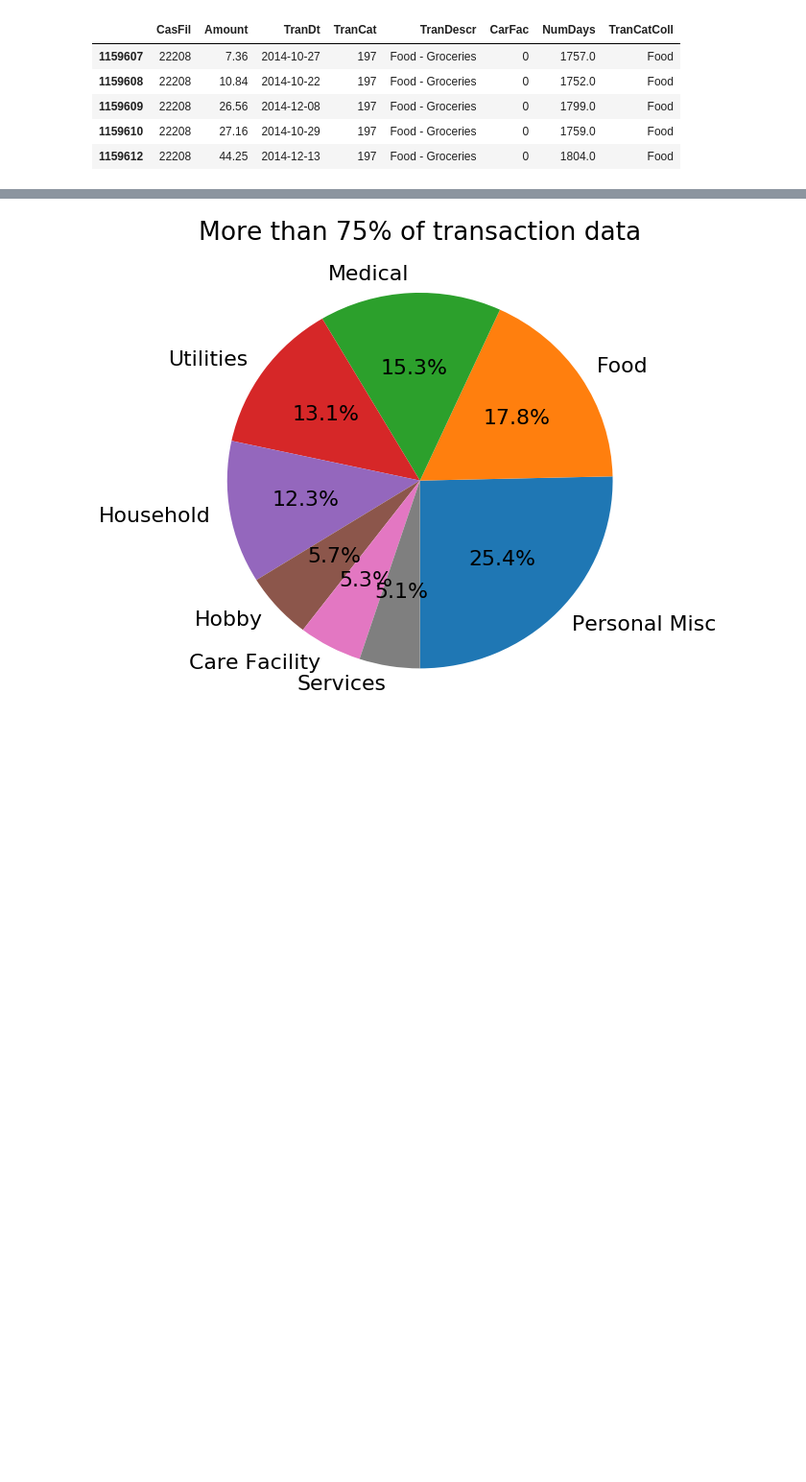
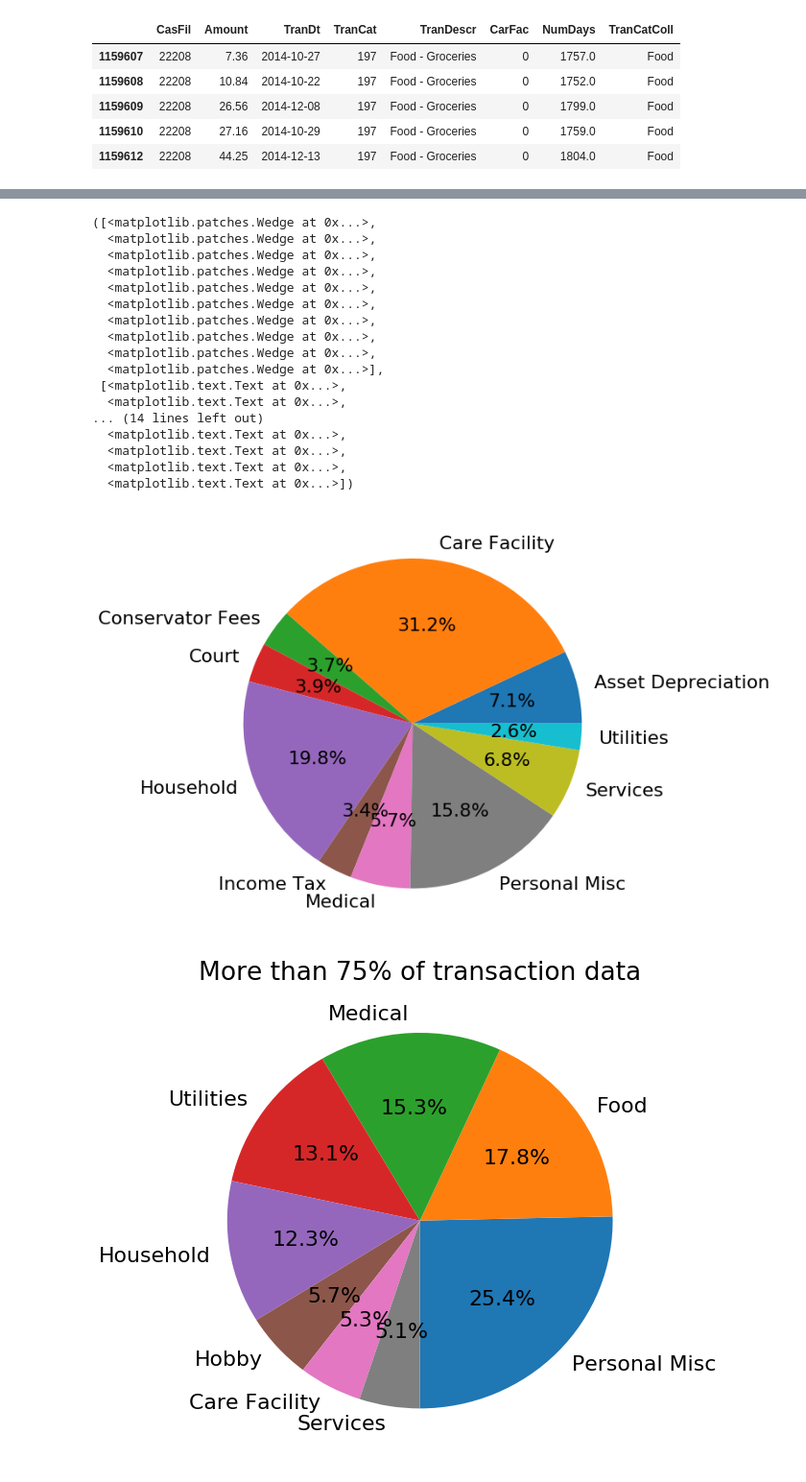
Before and after one commit to sanhitamj/elderly_fraud_detection, a Jupyter notebook: DataPipeline.ipynb, the cells around one changed output, grey strips where cells are left out. Shown at 96% size. Drawn from its saved outputs; the diff is of its cells as text; code cells hidden in the pictures; blank space fills up the shorter version.

```diff
--- a/DataPipeline.ipynb
+++ b/DataPipeline.ipynb
@@ -191,7 +200,7 @@ expense_collect.update(dict.fromkeys(['Charitable Donation','Gifts Given'], 'Cha
 
 expense_collect.update(dict.fromkeys([]))
 expense_collect['Care Facility'] = 'Care Facility'
-expense_collect['Fees - Guardian/Conservator'] = 'Fees - Guardian or Conservator'
+expense_collect['Fees - Guardian/Conservator'] = 'Conservator Fees'
 
 expense_collect['Insurance - Other Insurance'] = 'Insurance - Other Insurance'
 expense_collect['Clothing'] = 'Clothing'
@@ -211,3 +220,11 @@ df.tail()
 | 1159609 | 22208 | 26.56 | 2014-12-08 | 197 | Food - Groceries | 0 | 1799.0 | Food |
 | 1159610 | 22208 | 27.16 | 2014-10-29 | 197 | Food - Groceries | 0 | 1759.0 | Food |
 | 1159612 | 22208 | 44.25 | 2014-12-13 | 197 | Food - Groceries | 0 | 1804.0 | Food |
+# %%
+expense_amounts_collected = df.groupby(by='TranCatColl')['Amount'].sum()
+labels = expense_amounts_collected.index.tolist()
+pe = 90
+# %%
+expense_amounts_collected[expense_amounts_collected * pe > expense_amounts_collected.sum()]
+labels = expense_amounts_collected[expense_amounts_collected * pe > expense_amounts_collected.sum()].index.tolist()
+labels
@@ -214,3 +246,28 @@ df.tail()
+# %%
+plt.title('90')
+plt.figure(figsize=(9,9))
+plt.pie(expense_amounts_collected[expense_amounts_collected * pe > expense_amounts_collected.sum()],  autopct='%1.1f%%', labels=labels)
+plt.savefig('images/expense_cat_pie.png')
+plt.show()
+# %% [output]
+([<matplotlib.patches.Wedge at 0x...>,
+  <matplotlib.patches.Wedge at 0x...>,
+  <matplotlib.patches.Wedge at 0x...>,
+  <matplotlib.patches.Wedge at 0x...>,
+  <matplotlib.patches.Wedge at 0x...>,
+  <matplotlib.patches.Wedge at 0x...>,
+  <matplotlib.patches.Wedge at 0x...>,
+  <matplotlib.patches.Wedge at 0x...>,
+  <matplotlib.patches.Wedge at 0x...>,
+  <matplotlib.patches.Wedge at 0x...>],
+ [<matplotlib.text.Text at 0x...>,
+  <matplotlib.text.Text at 0x...>,
+... (14 lines left out)
+  <matplotlib.text.Text at 0x...>,
+  <matplotlib.text.Text at 0x...>,
+  <matplotlib.text.Text at 0x...>,
+  <matplotlib.text.Text at 0x...>])
+[figure, added]
 # %%
 expense_counts = df['TranCatColl'].value_counts()
 
```
Also changed, not shown: parts of 2 cells of this notebook, 4 other files.
